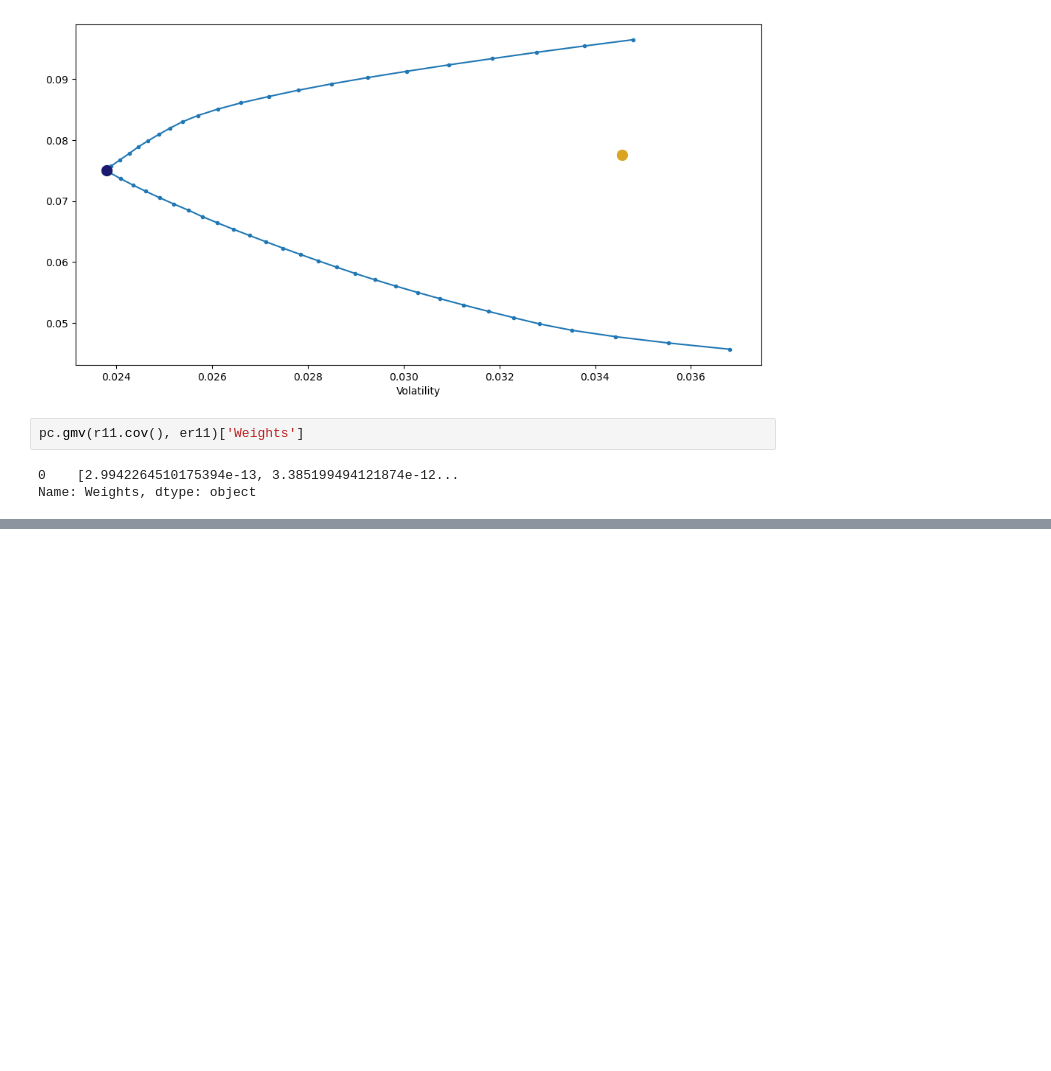
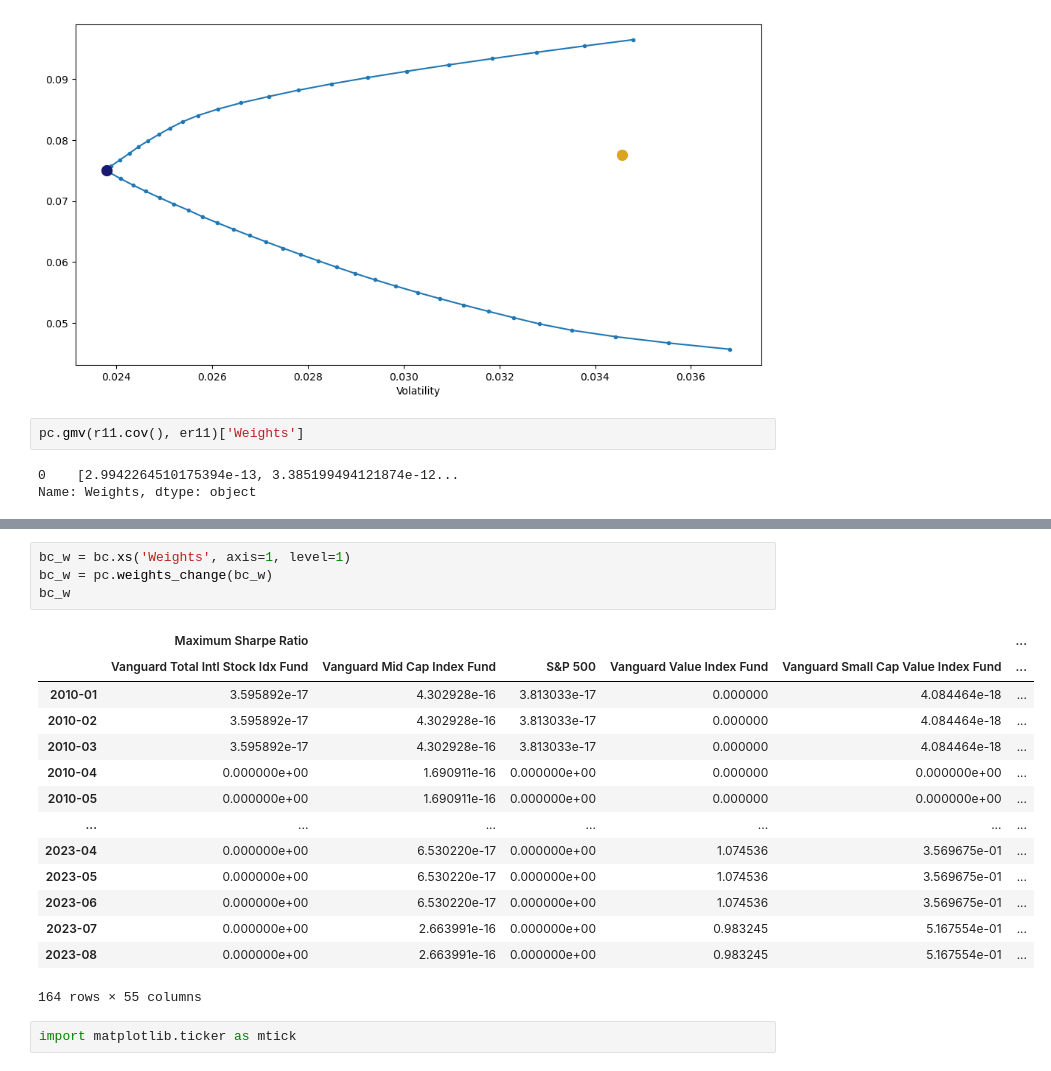
Before and after one commit to Titiksh-07/Portfolio-Construction-and-Analysis, a Jupyter notebook: research/lab_1.ipynb, the cells around one changed output, grey strips where cells are left out. Drawn from its saved outputs; the diff is of its cells as text; blank space fills up the shorter version.

```diff
--- a/research/lab_1.ipynb
+++ b/research/lab_1.ipynb
@@ -72,0 +80,21 @@ pc.weights_change()
+# %%
+bc_w = bc.xs('Weights', axis=1, level=1)
+bc_w = pc.weights_change(bc_w)
+bc_w
+# %% [output]
+|  | Maximum Sharpe Ratio |  |  |  |  | ... |
+|  | Vanguard Total Intl Stock Idx Fund | Vanguard Mid Cap Index Fund | S&P 500 | Vanguard Value Index Fund | Vanguard Small Cap Value Index Fund | ... |
+| 2010-01 | 3.595892e-17 | 4.302928e-16 | 3.813033e-17 | 0.000000 | 4.084464e-18 | ... |
+| 2010-02 | 3.595892e-17 | 4.302928e-16 | 3.813033e-17 | 0.000000 | 4.084464e-18 | ... |
+| 2010-03 | 3.595892e-17 | 4.302928e-16 | 3.813033e-17 | 0.000000 | 4.084464e-18 | ... |
+| 2010-04 | 0.000000e+00 | 1.690911e-16 | 0.000000e+00 | 0.000000 | 0.000000e+00 | ... |
+| 2010-05 | 0.000000e+00 | 1.690911e-16 | 0.000000e+00 | 0.000000 | 0.000000e+00 | ... |
+| ... | ... | ... | ... | ... | ... | ... |
+| 2023-04 | 0.000000e+00 | 6.530220e-17 | 0.000000e+00 | 1.074536 | 3.569675e-01 | ... |
+| 2023-05 | 0.000000e+00 | 6.530220e-17 | 0.000000e+00 | 1.074536 | 3.569675e-01 | ... |
+| 2023-06 | 0.000000e+00 | 6.530220e-17 | 0.000000e+00 | 1.074536 | 3.569675e-01 | ... |
+| 2023-07 | 0.000000e+00 | 2.663991e-16 | 0.000000e+00 | 0.983245 | 5.167554e-01 | ... |
+| 2023-08 | 0.000000e+00 | 2.663991e-16 | 0.000000e+00 | 0.983245 | 5.167554e-01 | ... |
+164 rows × 55 columns
+# %%
+import matplotlib.ticker as mtick
```
Also changed, not shown: parts of 6 cells of this notebook, 1 other file.
